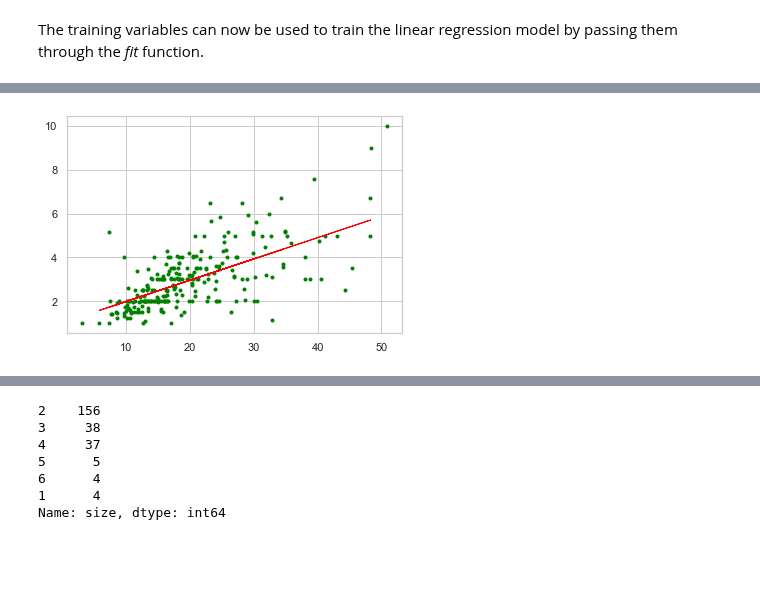
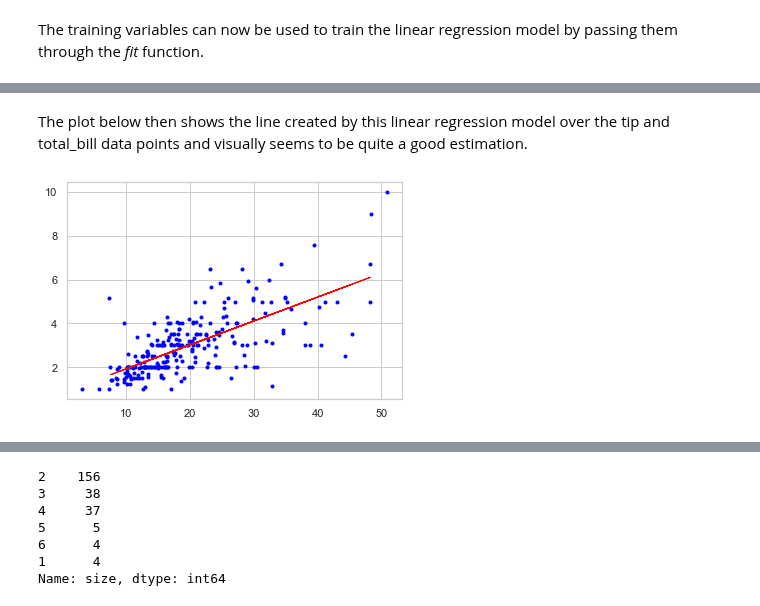
Before and after one commit to jennifer-ryan/fundamentals-project, a Jupyter notebook: tips_dataset_analysis.ipynb, the cells around one changed output, grey strips where cells are left out. Cells and saved outputs as stored; diff of their text form; code cells hidden in the pictures; blank space fills up the shorter version.

Commit message:
Finishing up regression discussion and working on whittling down what other relationships I will discuss

```diff
--- a/tips_dataset_analysis.ipynb
+++ b/tips_dataset_analysis.ipynb
@@ -391,4 +398,5 @@ X_train, X_test, y_train, y_test = train_test_split(X, y, test_size = 0.2, rando
 The training variables can now be used to train the linear regression model by passing them through the *fit* function.
 # %%
 # Training the model.
-reg.fit(X_train, y_train)
+reg = LinearRegression()
+model = reg.fit(X_train, y_train)
@@ -443,7 +459,9 @@ Slope of the line a bit low?
+# %% [markdown]
+The plot below then shows the line created by this linear regression model over the tip and total_bill data points and visually seems to be quite a good estimation.
 # %%
-# lining it up with the whole dataset (changed it to whole dataset rather than just test data as in example - we have a much smaller dataset)
-plt.scatter(tips_df.total_bill, tips_df.tip, marker='.', c='green')
+# Lining the model up with the actual tip and total bill data.
+plt.scatter(tips_df.total_bill, tips_df.tip, marker='.', c='blue')
 plt.plot(X_test, y_pred, color='red', linewidth=1)
 plt.show()
 # %% [output]
-[figure, old version]
+[figure, new version]
```
Also changed, not shown: parts of 35 cells of this notebook.
